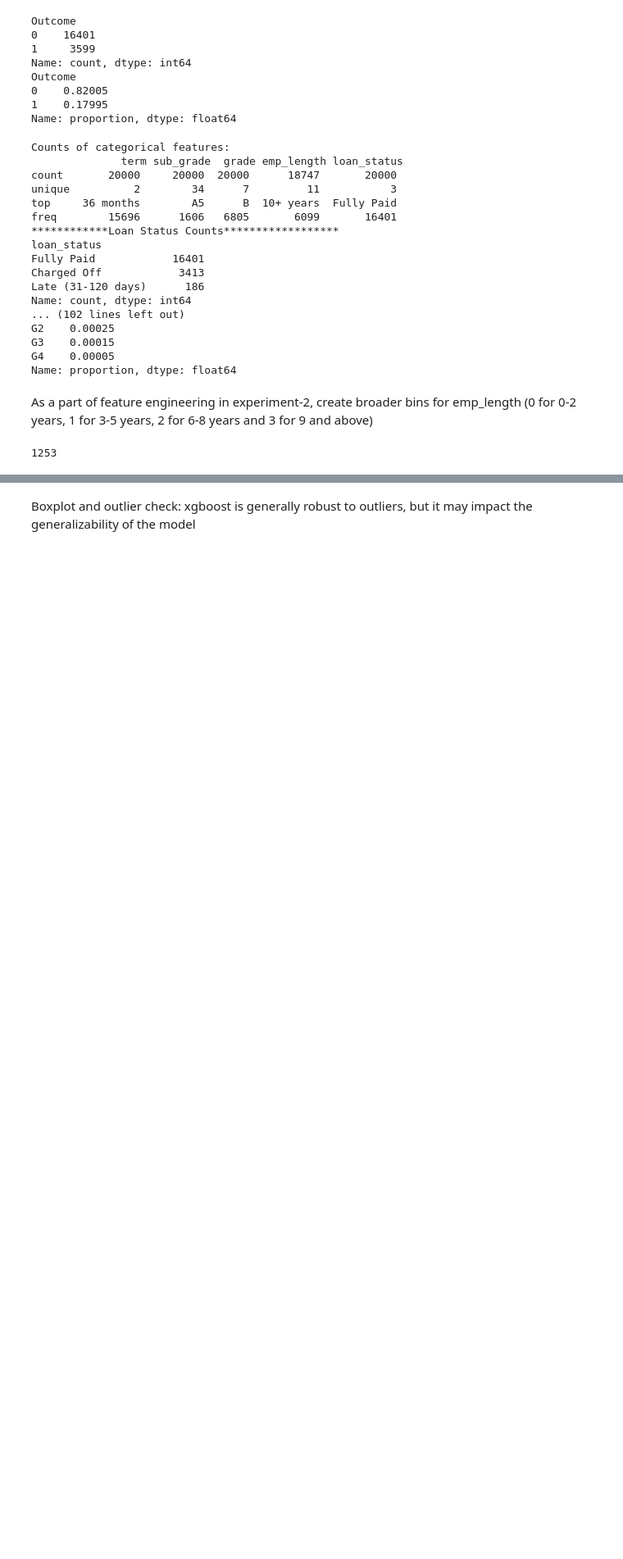
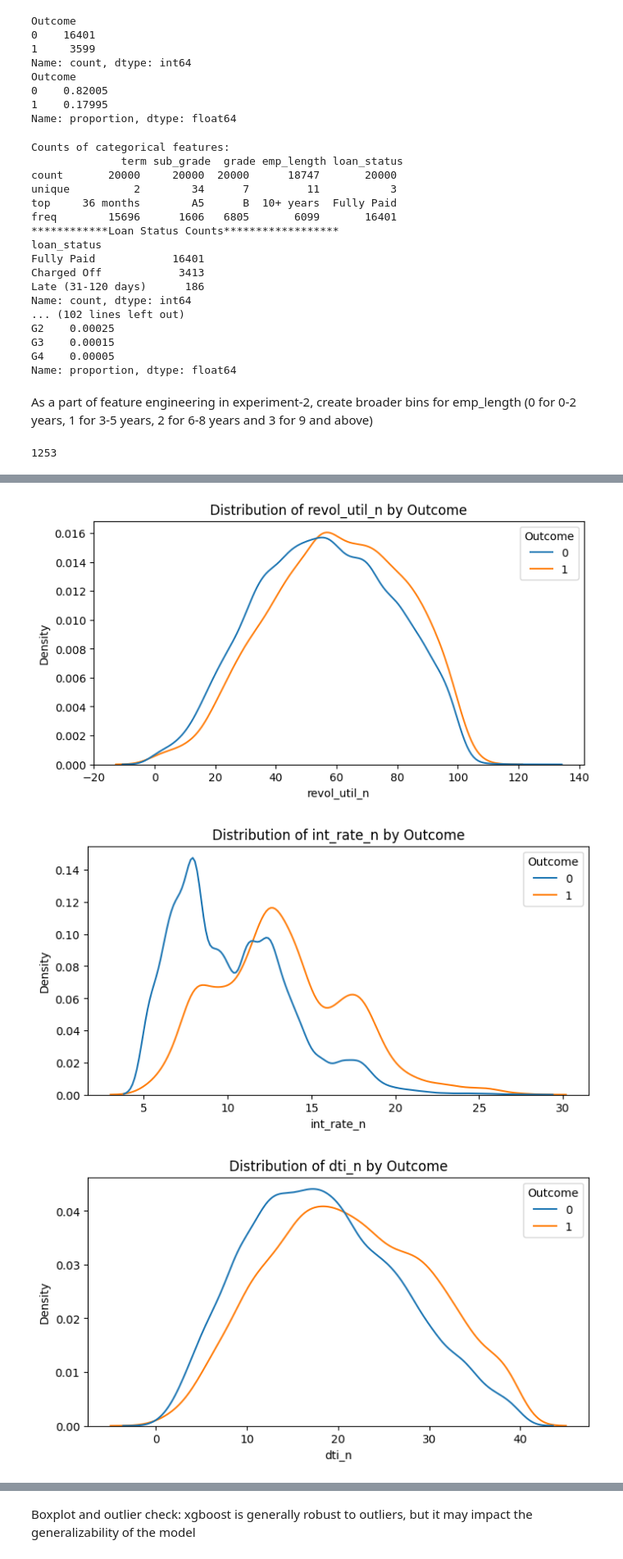
Before and after one commit to linkvarun/credit, a Jupyter notebook: xgboost_credit_exp2.ipynb, the cells around one changed output, grey strips where cells are left out. Shown at 82% size. Saved outputs shown, nothing was run; the diff lists cells and outputs as text; code cells hidden in the pictures; blank space fills up the shorter version.

```diff
--- a/xgboost_credit_exp2.ipynb
+++ b/xgboost_credit_exp2.ipynb
@@ -182,0 +208,10 @@ num_cols.remove('installment_n')
+# %%
+for feature in num_cols:
+    plt.figure(figsize=(8, 4))
+    sns.kdeplot(data=df_train, x=feature, hue='Outcome', common_norm=False) #Common_norm false means each group’s density curve is normalized independently
+    plt.title(f'Distribution of {feature} by Outcome')
+    plt.show()
+# %% [output]
+[figure, added]
+[figure, added]
+[figure, added]
```
Also changed, not shown: parts of 24 cells of this notebook, 1 other file.
